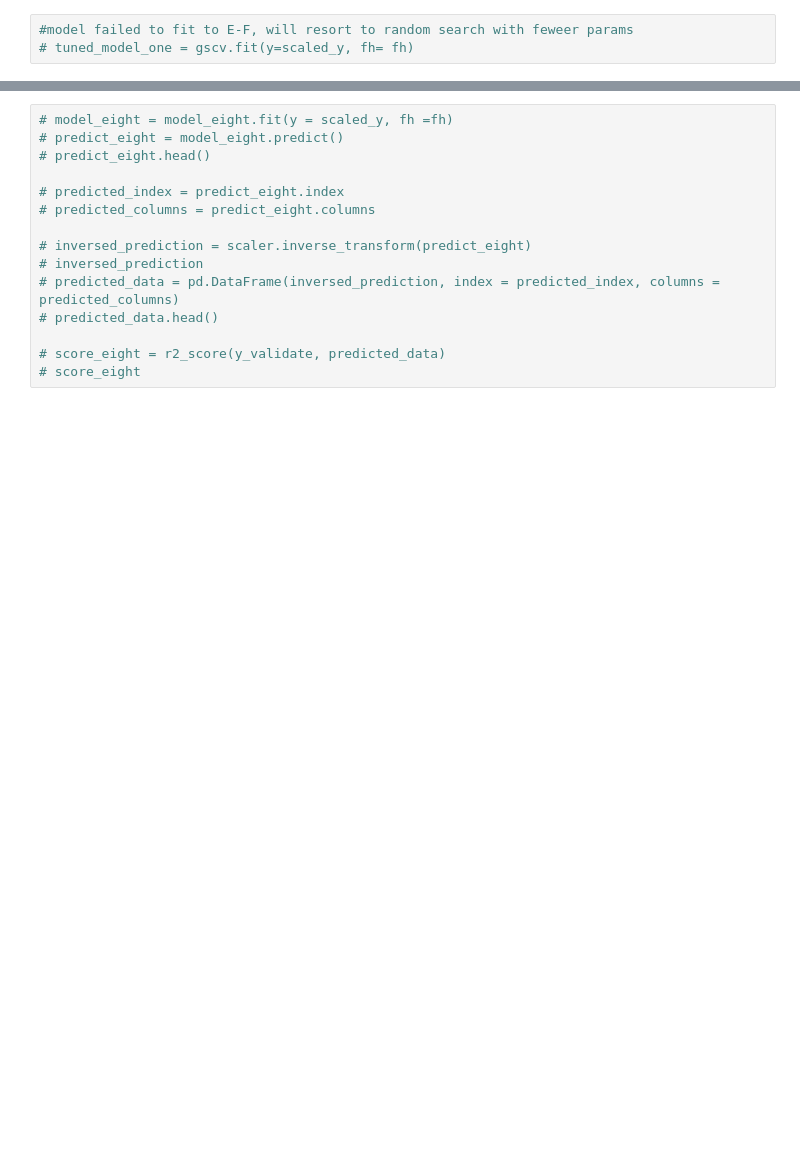
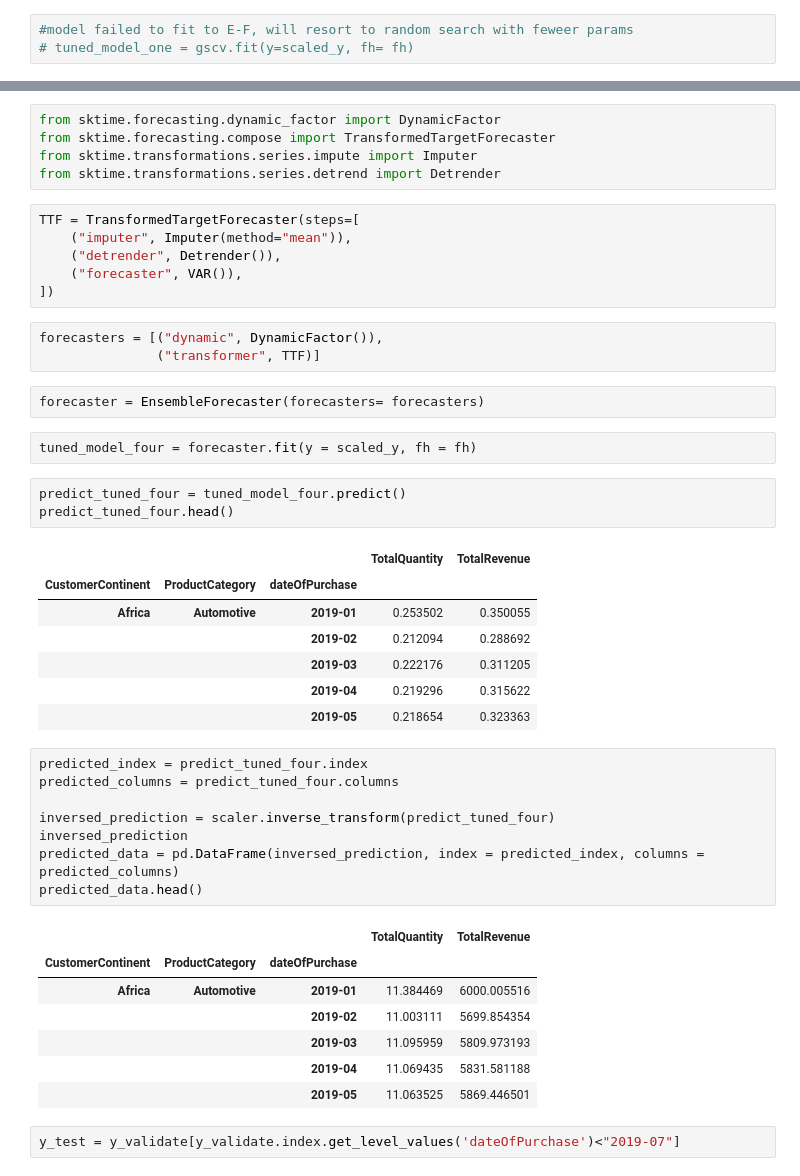
Before and after one commit to josephine-amponsah/hierarchical-forecasting, a Jupyter notebook: notebooks/tuned-models.ipynb, the cells around one changed output, grey strips where cells are left out. Saved outputs shown, nothing was run; the diff lists cells and outputs as text; blank space fills up the shorter version.

Commit message:
trained model with randomized search CV, tried new base estimators - colab

```diff
--- a/notebooks/tuned-models.ipynb
+++ b/notebooks/tuned-models.ipynb
@@ -150,15 +207,47 @@ dtype: object
+# %%
+from sktime.forecasting.dynamic_factor import DynamicFactor
+from sktime.forecasting.compose import TransformedTargetForecaster
+from sktime.transformations.series.impute import Imputer
+from sktime.transformations.series.detrend import Detrender
+# %%
+TTF = TransformedTargetForecaster(steps=[
+    ("imputer", Imputer(method="mean")),
+    ("detrender", Detrender()),
+    ("forecaster", VAR()),
+])
+# %%
+forecasters = [("dynamic", DynamicFactor()),
+               ("transformer", TTF)]
+# %%
+forecaster = EnsembleForecaster(forecasters= forecasters)
+# %%
+tuned_model_four = forecaster.fit(y = scaled_y, fh = fh)
+# %%
+predict_tuned_four = tuned_model_four.predict()
+predict_tuned_four.head()
+# %% [output]
+|  |  |  | TotalQuantity | TotalRevenue |
+| CustomerContinent | ProductCategory | dateOfPurchase |  |  |
+| Africa | Automotive | 2019-01 | 0.253502 | 0.350055 |
+|  |  | 2019-02 | 0.212094 | 0.288692 |
+|  |  | 2019-03 | 0.222176 | 0.311205 |
+|  |  | 2019-04 | 0.219296 | 0.315622 |
+|  |  | 2019-05 | 0.218654 | 0.323363 |
 # %%
-# model_eight = model_eight.fit(y = scaled_y, fh =fh)
-# predict_eight = model_eight.predict()
-# predict_eight.head()
+predicted_index = predict_tuned_four.index
+predicted_columns = predict_tuned_four.columns
 
-# predicted_index = predict_eight.index
-# predicted_columns = predict_eight.columns
-
-# inversed_prediction = scaler.inverse_transform(predict_eight)
-# inversed_prediction
-# predicted_data = pd.DataFrame(inversed_prediction, index = predicted_index, columns = predicted_columns)
-# predicted_data.head()
-
-# score_eight = r2_score(y_validate, predicted_data)
-# score_eight
+inversed_prediction = scaler.inverse_transform(predict_tuned_four)
+inversed_prediction
+predicted_data = pd.DataFrame(inversed_prediction, index = predicted_index, columns = predicted_columns)
+predicted_data.head()
+# %% [output]
+|  |  |  | TotalQuantity | TotalRevenue |
+| CustomerContinent | ProductCategory | dateOfPurchase |  |  |
+| Africa | Automotive | 2019-01 | 11.384469 | 6000.005516 |
+|  |  | 2019-02 | 11.003111 | 5699.854354 |
+|  |  | 2019-03 | 11.095959 | 5809.973193 |
+|  |  | 2019-04 | 11.069435 | 5831.581188 |
+|  |  | 2019-05 | 11.063525 | 5869.446501 |
+# %%
+y_test = y_validate[y_validate.index.get_level_values('dateOfPurchase')<"2019-07"]
```
Also changed, not shown: parts of 16 cells of this notebook.
